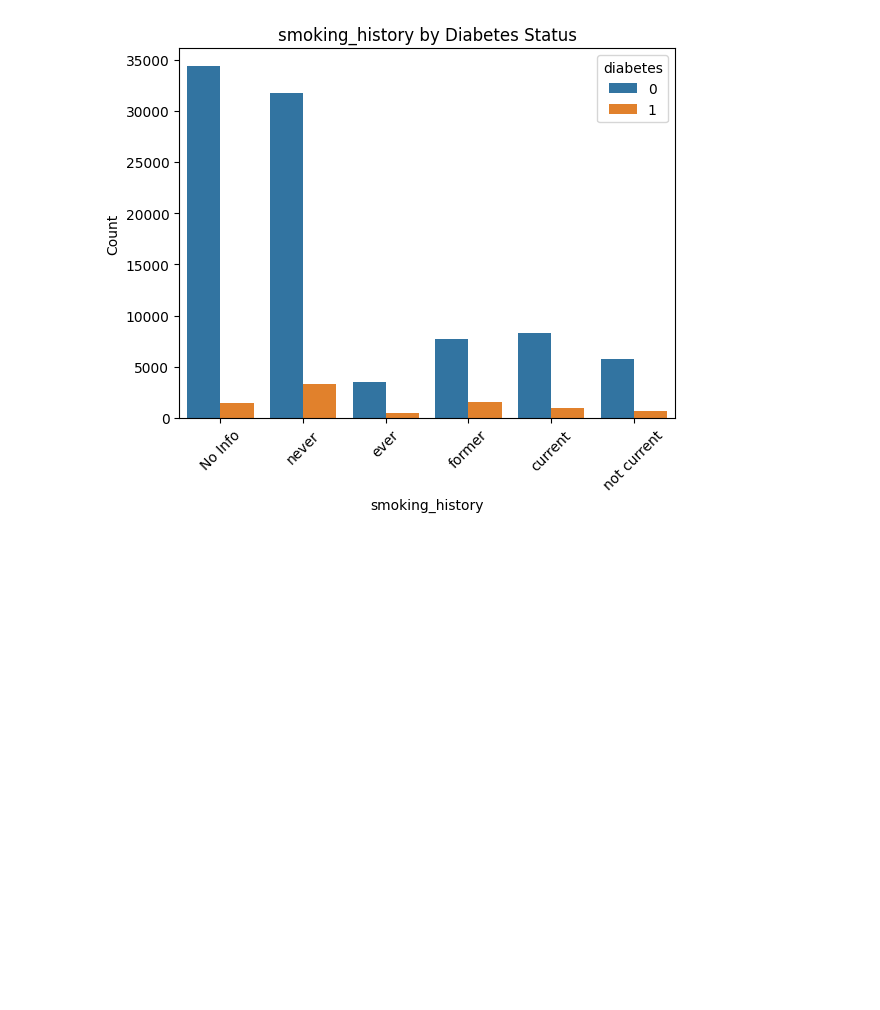
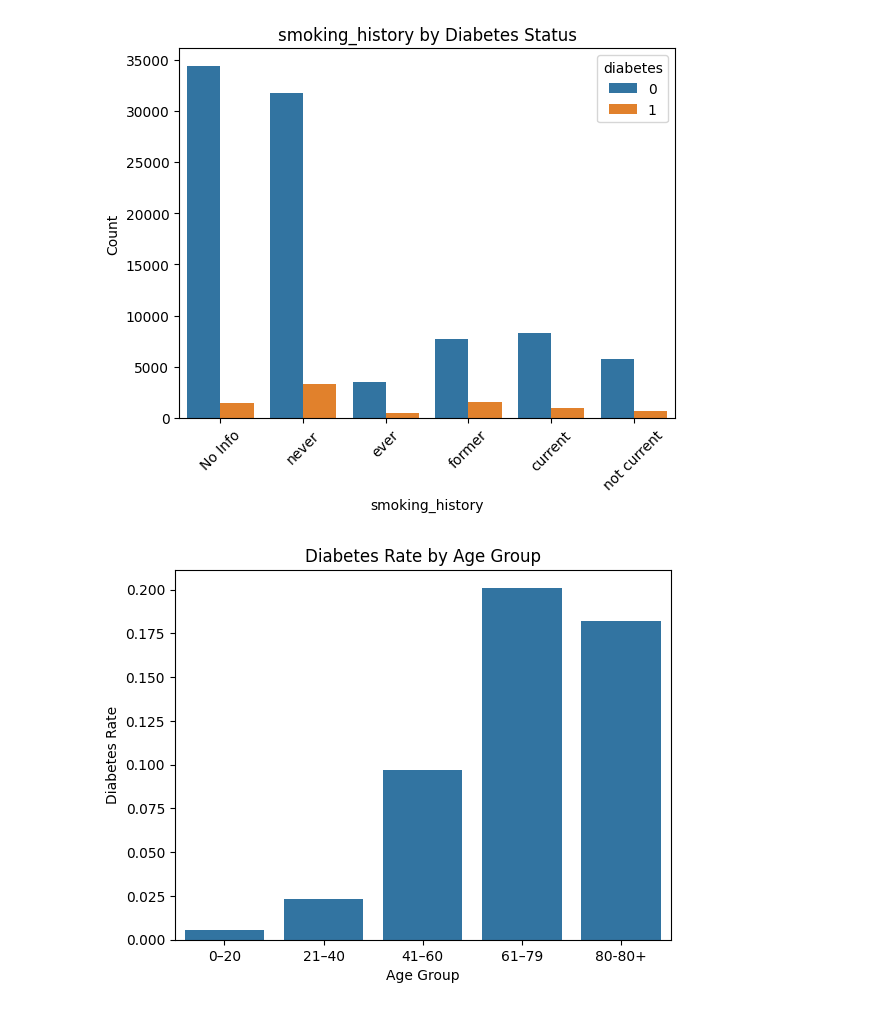
Before and after one commit to najibbi/team6-ss25-datamining, a Jupyter notebook: diabetes_eda.ipynb, the cells around one changed output. Cells and saved outputs as stored; diff of their text form; code cells hidden in the pictures; blank space fills up the shorter version.

```diff
--- a/diabetes_eda.ipynb
+++ b/diabetes_eda.ipynb
@@ -94,3 +130,23 @@ for col in categorical_cols:
 # %% [output]
 [figure]
 [figure]
+# %%
+# 1. Define age groups
+bins = [0, 20, 40, 60, 80, 150]
+labels = ['0–20', '21–40', '41–60', '61–79', '80-80+']
+df['age_group'] = pd.cut(df['age'], bins=bins, labels=labels, right=False)
+
+# 2. Calculate diabetes rate per group
+age_diabetes_rate = df.groupby('age_group')['diabetes'].mean()
+
+# 3. Plot
+import seaborn as sns
+import matplotlib.pyplot as plt
+
+sns.barplot(x=age_diabetes_rate.index, y=age_diabetes_rate.values)
+plt.title('Diabetes Rate by Age Group')
+plt.xlabel('Age Group')
+plt.ylabel('Diabetes Rate')
+plt.show()
+# %% [output]
+[figure, added]
```
Also changed, not shown: parts of 4 cells of this notebook.
